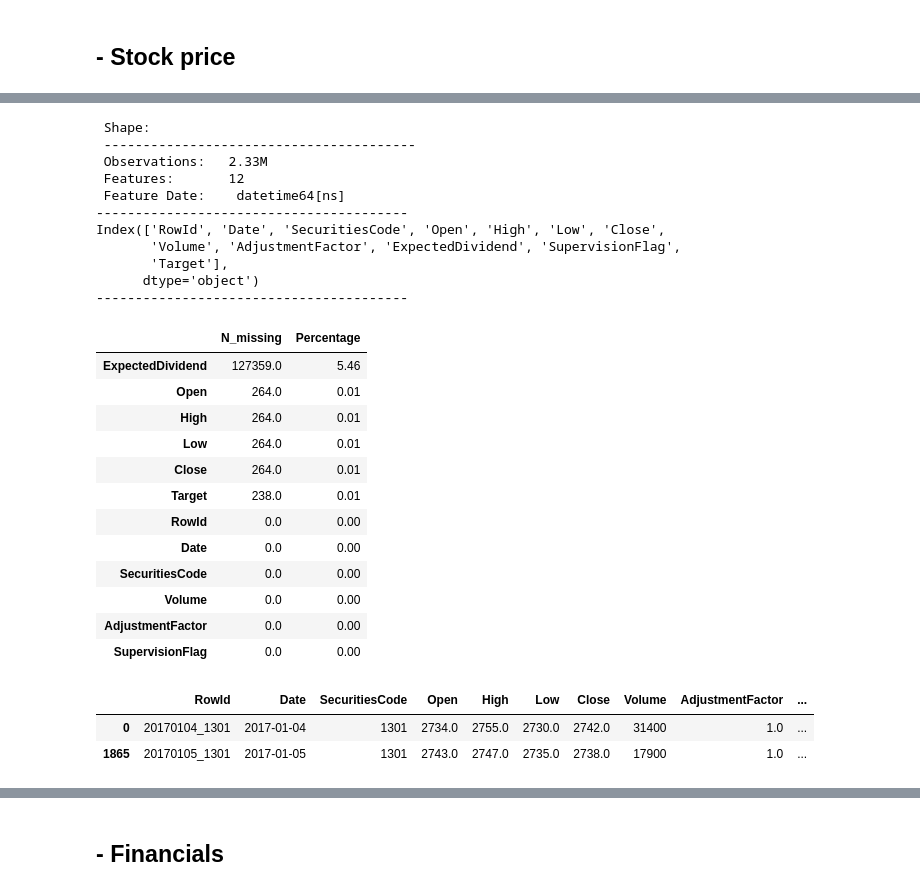
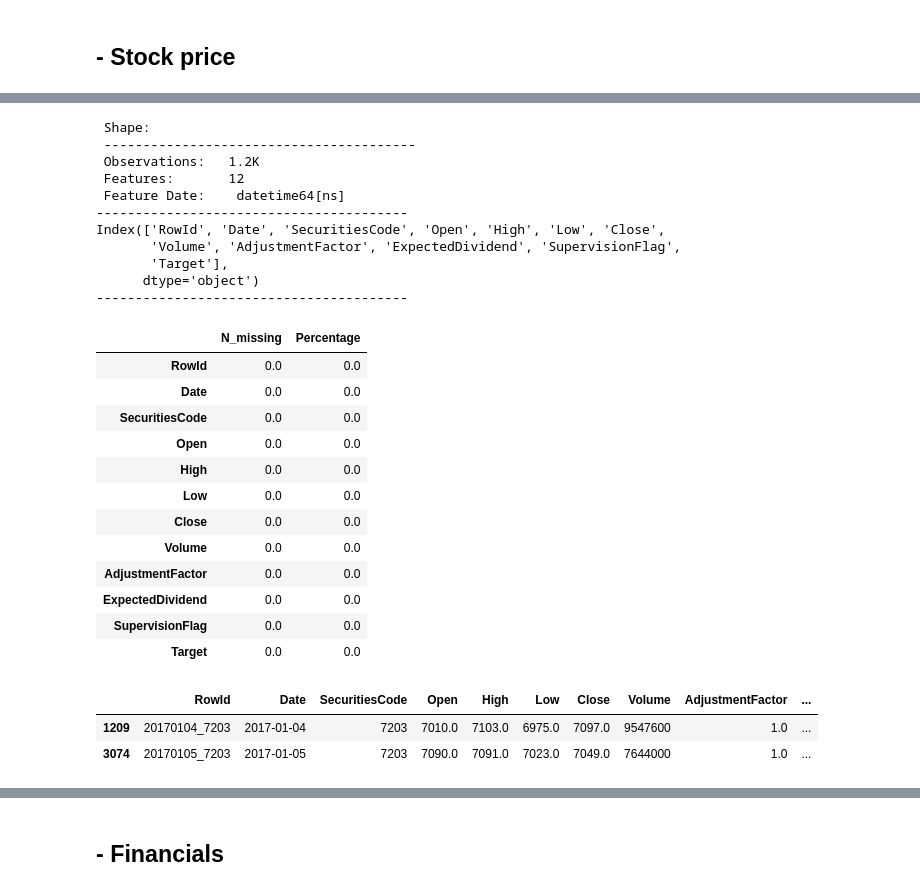
Before and after one commit to valentina-bec/tokyo-stock-exchange, a Jupyter notebook: preprocessing.ipynb, the cells around one changed output, grey strips where cells are left out. Saved outputs shown, nothing was run; the diff lists cells and outputs as text; code cells hidden in the pictures.

```diff
--- a/preprocessing.ipynb
+++ b/preprocessing.ipynb
@@ -35,7 +35,7 @@ def save_and_load(df):
     del df
     return pd.read_csv(name, parse_dates=['Date'], index_col=[0] )
 # %%
-prices, financial = data_selection(False)
+prices, financial = data_selection(True)
 # %%
 prices.head(2)
 # %% [output]
@@ -84,45 +84,45 @@ Index(['RowId', 'Date', 'SecuritiesCode', 'Open', 'High', 'Low', 'Close',
 # %%
 
 #from feature_engineering import fill_and_drop_na_values
 
 # fill na
 fill_prices = fill_and_drop_na_values(prices, drop=False)
 
 # save and load
 
 fill_prices = save_and_load(fill_prices)
 
-#fill_prices.to_csv('data/curr_fill_prices.csv')
+fill_prices.to_csv('data/curr_fill_prices.csv')
 print_shape(fill_prices, MISSINGVALUES)
 fill_prices.head(2)
 # %% [output]
  Shape:
  ----------------------------------------
- Observations:   2.33M
+ Observations:   1.2K
  Features:       12
  Feature Date:    datetime64[ns]
 ----------------------------------------
 Index(['RowId', 'Date', 'SecuritiesCode', 'Open', 'High', 'Low', 'Close',
        'Volume', 'AdjustmentFactor', 'ExpectedDividend', 'SupervisionFlag',
        'Target'],
       dtype='object')
 ----------------------------------------
 |  | N_missing | Percentage |
-| ExpectedDividend | 127359.0 | 5.46 |
-| Open | 264.0 | 0.01 |
-| High | 264.0 | 0.01 |
-| Low | 264.0 | 0.01 |
-| Close | 264.0 | 0.01 |
-| Target | 238.0 | 0.01 |
-| RowId | 0.0 | 0.00 |
-| Date | 0.0 | 0.00 |
-| SecuritiesCode | 0.0 | 0.00 |
-| Volume | 0.0 | 0.00 |
-| AdjustmentFactor | 0.0 | 0.00 |
-| SupervisionFlag | 0.0 | 0.00 |
+| RowId | 0.0 | 0.0 |
+| Date | 0.0 | 0.0 |
+| SecuritiesCode | 0.0 | 0.0 |
+| Open | 0.0 | 0.0 |
+| High | 0.0 | 0.0 |
+| Low | 0.0 | 0.0 |
+| Close | 0.0 | 0.0 |
+| Volume | 0.0 | 0.0 |
+| AdjustmentFactor | 0.0 | 0.0 |
+| ExpectedDividend | 0.0 | 0.0 |
+| SupervisionFlag | 0.0 | 0.0 |
+| Target | 0.0 | 0.0 |
 |  | RowId | Date | SecuritiesCode | Open | High | Low | Close | Volume | AdjustmentFactor | ... |
-| 0 | 20170104_1301 | 2017-01-04 | 1301 | 2734.0 | 2755.0 | 2730.0 | 2742.0 | 31400 | 1.0 | ... |
-| 1865 | 20170105_1301 | 2017-01-05 | 1301 | 2743.0 | 2747.0 | 2735.0 | 2738.0 | 17900 | 1.0 | ... |
+| 1209 | 20170104_7203 | 2017-01-04 | 7203 | 7010.0 | 7103.0 | 6975.0 | 7097.0 | 9547600 | 1.0 | ... |
+| 3074 | 20170105_7203 | 2017-01-05 | 7203 | 7090.0 | 7091.0 | 7023.0 | 7049.0 | 7644000 | 1.0 | ... |
 # %%
 #fill_prices = pd.read_csv('data/curr_fill_prices.csv', parse_dates=['Date'], index_col=[0])
 #print_shape(fill_prices)
```
Also changed, not shown: parts of 29 cells of this notebook, 3 other files.
